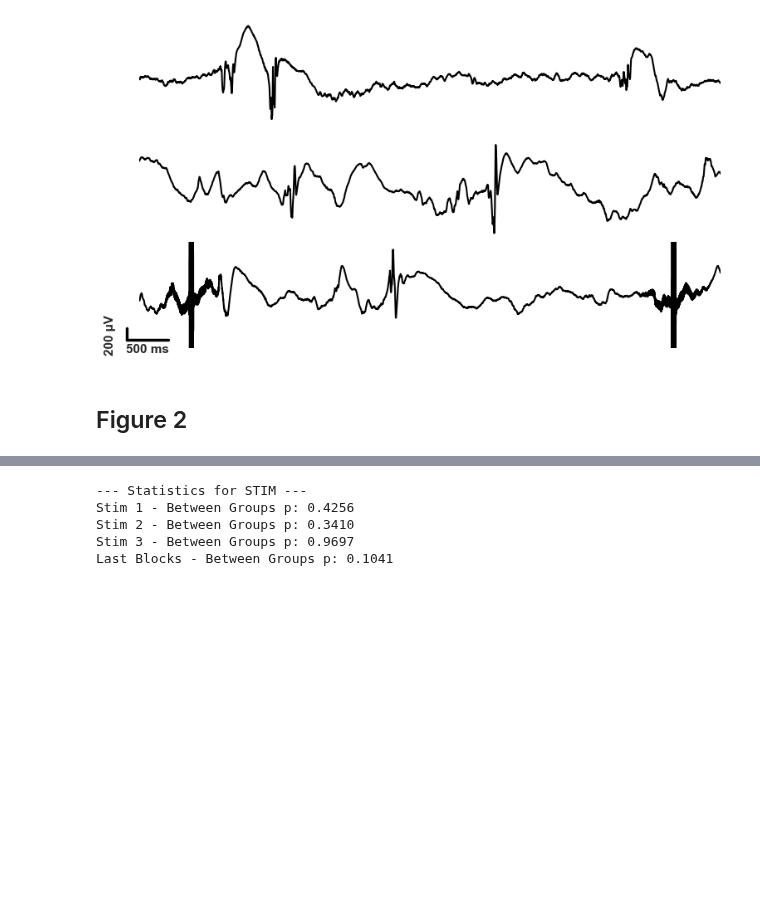
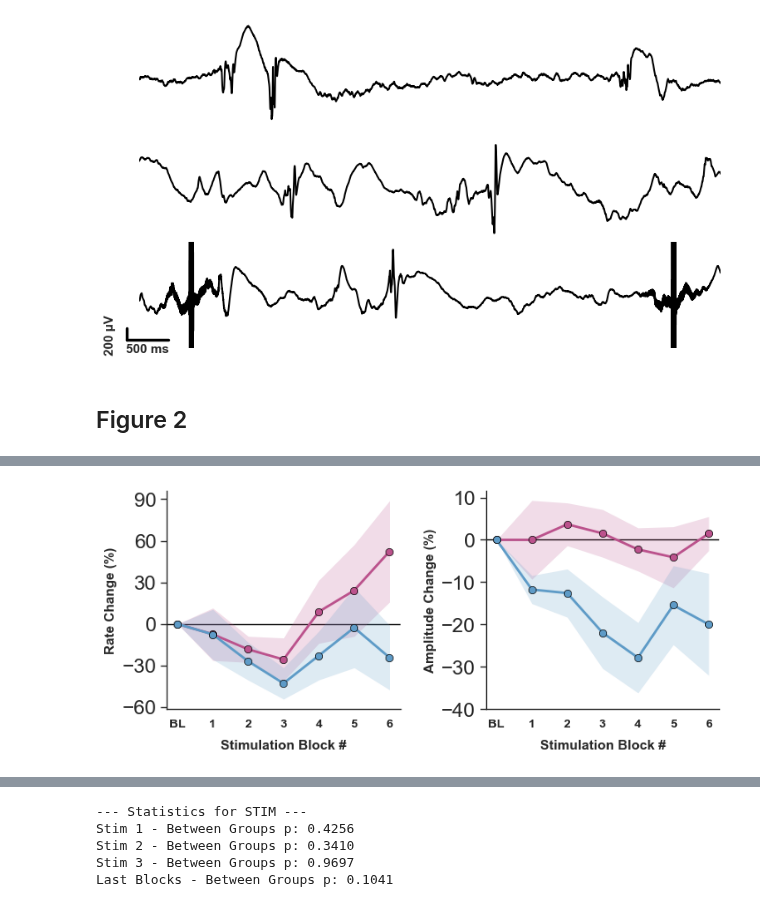
Before and after one commit to Falach/spikes_stim, a Jupyter notebook: paper/final_figuresV2.ipynb, the cells around one changed output, grey strips where cells are left out. Saved outputs shown, nothing was run; the diff lists cells and outputs as text; code cells hidden in the pictures; blank space fills up the shorter version.

```diff
--- a/paper/final_figuresV2.ipynb
+++ b/paper/final_figuresV2.ipynb
@@ -468,0 +327,81 @@ plt.show()
+# %%
+import matplotlib.pyplot as plt
+import numpy as np
+
+# --- 1. הכנת הנתונים (Rate & Amplitude) ---
+# נתונים לגרף שמאל (Rate)
+df_rate_stim = get_clean_matrix(data_stim['rates']['all'], mode='baseline', threshold=1000)
+df_rate_ctrl = get_clean_matrix(data_control['rates']['all'], mode='baseline', threshold=1000)
+
+# נתונים לגרף ימין (Amplitude)
+df_amp_stim = get_clean_matrix(data_stim['relative_spike_amplitude']['all'], mode='baseline', threshold=1000)
+df_amp_ctrl = get_clean_matrix(data_control['relative_spike_amplitude']['all'], mode='baseline', threshold=1000)
+
+stim_idx = [1, 3, 5, 7, 9, 11]
+
+def prepare_group_line(df, idx_list):
+    mean_s = df.mean()
+    sem_s = df.sem()
+    y = np.array([0] + mean_s.iloc[idx_list].tolist())
+    err = np.array([0] + sem_s.iloc[idx_list].tolist())
+    return y, err
+
+# הכנת הנתונים הסופיים
+y_rate_stim, err_rate_stim = prepare_group_line(df_rate_stim, stim_idx)
+y_rate_ctrl, err_rate_ctrl = prepare_group_line(df_rate_ctrl, stim_idx)
+
+y_amp_stim, err_amp_stim = prepare_group_line(df_amp_stim, stim_idx)
+y_amp_ctrl, err_amp_ctrl = prepare_group_line(df_amp_ctrl, stim_idx)
+
+x_axis = np.arange(len(y_rate_stim))
+
+# --- 2. פונקציית עזר לציור קו עם הצללה ---
+def plot_shaded_line(ax, x, y, err, color, label, zorder):
+    # צל
+    ax.fill_between(x, y - err, y + err, color=color, alpha=0.2, linewidth=0, zorder=zorder-1)
+    # קו ונקודות
+    ax.plot(x, y, color=color, linewidth=2, marker='o', markersize=6,
+            markeredgecolor='black', markeredgewidth=0.5, zorder=zorder, label=label)
+
+# --- 3. יצירת הגרף המאוחד (1 שורה, 2 עמודות) ---
+fig, (ax1, ax2) = plt.subplots(1, 2, figsize=(7.5, 3.5))
+
+stim_blue = '#5e9bc7'
+ctrl_pink = '#bb528c'
+
+# גרף שמאל - Rate Change
+plot_shaded_line(ax1, x_axis, y_rate_stim, err_rate_stim, stim_blue, 'Stim', zorder=5)
+plot_shaded_line(ax1, x_axis, y_rate_ctrl, err_rate_ctrl, ctrl_pink, 'Control', zorder=4)
+
+# גרף ימין - Amplitude Change
+plot_shaded_line(ax2, x_axis, y_amp_stim, err_amp_stim, stim_blue, 'Stim', zorder=5)
+plot_shaded_line(ax2, x_axis, y_amp_ctrl, err_amp_ctrl, ctrl_pink, 'Control', zorder=4)
+
+# עיצוב משותף לשני הצירים
+for ax in [ax1, ax2]:
+    ax.axhline(y=0, color='black', linestyle='-', linewidth=1, zorder=1)
+    ax.spines['top'].set_visible(False)
+    ax.spines['right'].set_visible(False)
+    ax.spines['left'].set_linewidth(1)
+    ax.spines['bottom'].set_linewidth(1)
+
+    # החזרת הטיקים: left=True מבטיח שהקווים הקטנים יופיעו על ציר ה-Y
+    ax.tick_params(axis='both', which='major', direction='out', length=5, width=1, left=True)
+
+    ax.set_xticks(x_axis)
+    ax.set_xticklabels(['BL'] + [str(i) for i in range(1, len(x_axis))], fontsize=10, fontweight='bold')
+    ax.set_xlabel('Stimulation Block #', fontsize=11, fontweight='bold', labelpad=8)
+
+# הגדרות ספציפיות
+ax1.set_ylabel('Rate Change (%)', fontsize=11, fontweight='bold')
+ax1.set_yticks(np.arange(-60, 91, 30))
+
+ax2.set_ylabel('Amplitude Change (%)', fontsize=11, fontweight='bold')
+# הגדרת Ticks לאמפליטודה במידה ותרצי (למשל קפיצות של 20)
+ax2.set_yticks(np.arange(-40, 20, 10))
+
+plt.tight_layout()
+plt.savefig('combined_rate_amp_cumulative_shade.pdf', format='pdf', dpi=300, bbox_inches='tight')
+plt.show()
+# %% [output]
+[figure, added]
```
Also changed, not shown: parts of 30 cells of this notebook, 1 other file.
